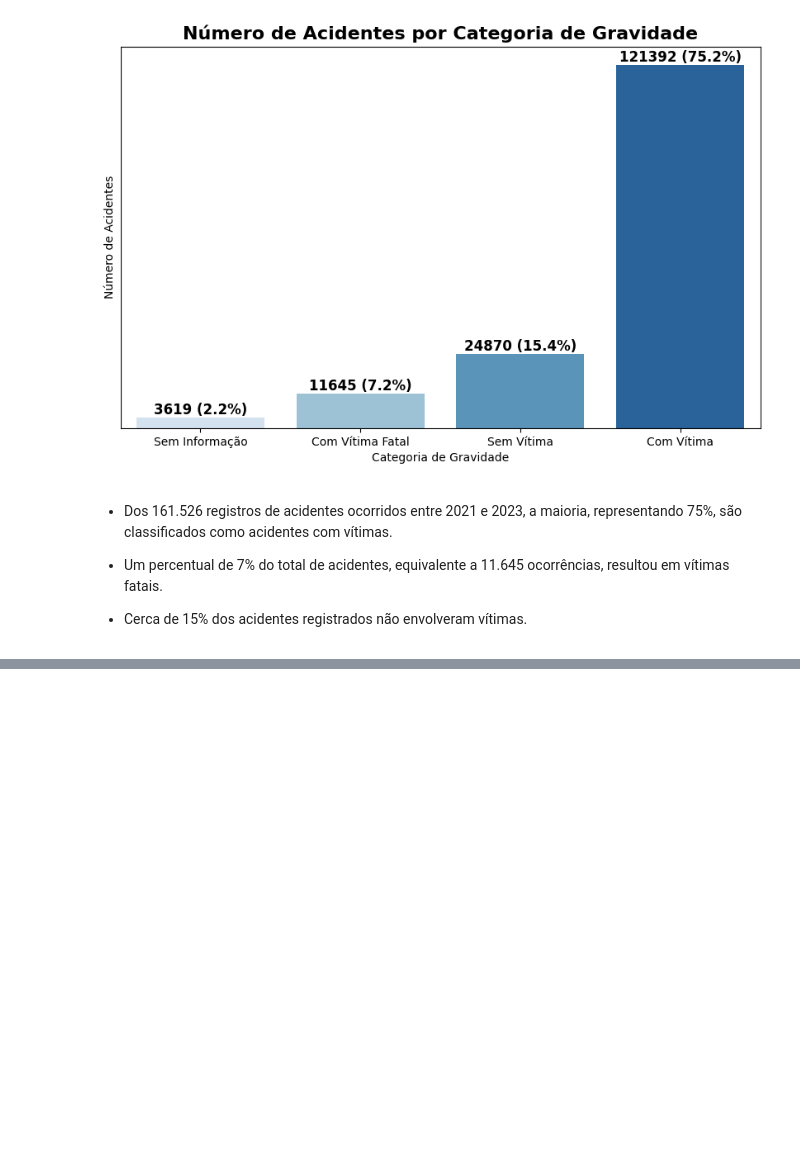
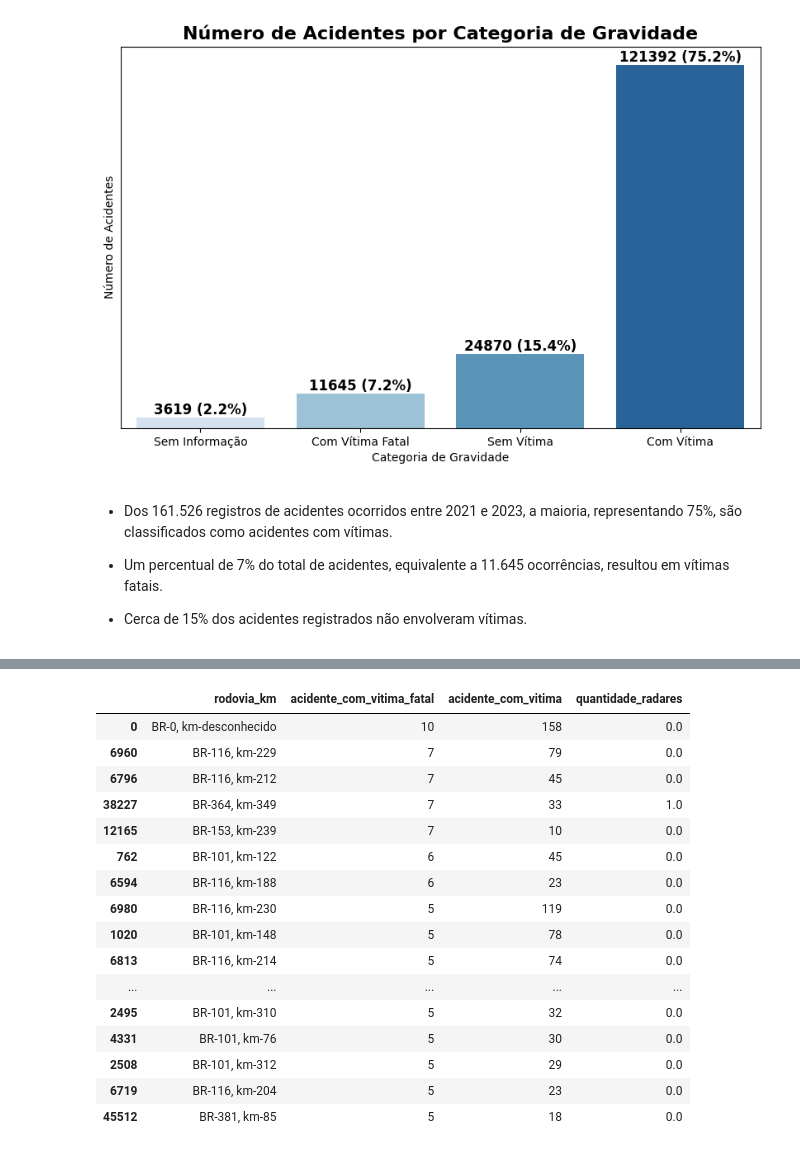
Before and after one commit to Suelymessias/Projeto_Analise_PRF, a Jupyter notebook: Projet_Analise_PRF.ipynb, the cells around one changed output, grey strips where cells are left out. Saved outputs shown, nothing was run; the diff lists cells and outputs as text; code cells hidden in the pictures; blank space fills up the shorter version.

```diff
--- a/Projet_Analise_PRF.ipynb
+++ b/Projet_Analise_PRF.ipynb
@@ -634,0 +700,36 @@ Passing `palette` without assigning `hue` is deprecated and will be removed in v
+# %%
+# Criando uma lista de rodovias e quilômetros (rodovia_km) a partir do dataframe de acidentes e de radares.
+rodovia_km_acidentes = df_prf01['rodovia'].astype(str) + ', km-' + df_prf01['km'].astype(str)
+df_radar01['rodovia_km'] = df_radar01['rodovia'].astype(str) + ', km-' + df_radar01['Km'].astype(str)
+# %%
+# Contando o número de radares em cada rodovia e quilômetro (rodovia_km) a partir do dataframe de radares:
+radares_por_rodovia_km = df_radar01.groupby(['rodovia_km']).size().reset_index(name='quantidade_radares')
+# %%
+# Mesclando os dados de acidentes e radares usando a coluna 'rodovia_km'
+acidentes_radar_por_rodovia = pd.merge(acidentes_por_rodovia_km, radares_por_rodovia_km, on='rodovia_km', how='left')
+# %%
+# Preenchendo os valores NaN (sem correspondência de radares) com 0:
+acidentes_radar_por_rodovia['quantidade_radares'].fillna(0, inplace=True)
+# %%
+# Selecionando as colunas desejadas
+selec_colunas = ['rodovia_km', 'acidente_com_vitima_fatal', 'acidente_com_vitima', 'quantidade_radares']
+rodovias= acidentes_radar_por_rodovia[selec_colunas].sort_values(['acidente_com_vitima_fatal', 'acidente_com_vitima'], ascending=False).head(20)
+rodovias
+# %% [output]
+|  | rodovia_km | acidente_com_vitima_fatal | acidente_com_vitima | quantidade_radares |
+| 0 | BR-0, km-desconhecido | 10 | 158 | 0.0 |
+| 6960 | BR-116, km-229 | 7 | 79 | 0.0 |
+| 6796 | BR-116, km-212 | 7 | 45 | 0.0 |
+| 38227 | BR-364, km-349 | 7 | 33 | 1.0 |
+| 12165 | BR-153, km-239 | 7 | 10 | 0.0 |
+| 762 | BR-101, km-122 | 6 | 45 | 0.0 |
+| 6594 | BR-116, km-188 | 6 | 23 | 0.0 |
+| 6980 | BR-116, km-230 | 5 | 119 | 0.0 |
+| 1020 | BR-101, km-148 | 5 | 78 | 0.0 |
+| 6813 | BR-116, km-214 | 5 | 74 | 0.0 |
+| ... | ... | ... | ... | ... |
+| 2495 | BR-101, km-310 | 5 | 32 | 0.0 |
+| 4331 | BR-101, km-76 | 5 | 30 | 0.0 |
+| 2508 | BR-101, km-312 | 5 | 29 | 0.0 |
+| 6719 | BR-116, km-204 | 5 | 23 | 0.0 |
+| 45512 | BR-381, km-85 | 5 | 18 | 0.0 |
```
Also changed, not shown: parts of 25 cells of this notebook.
